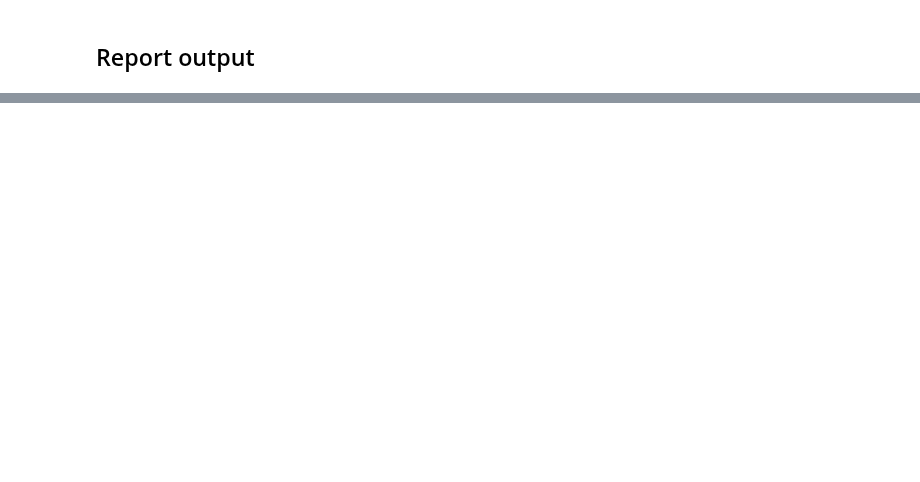
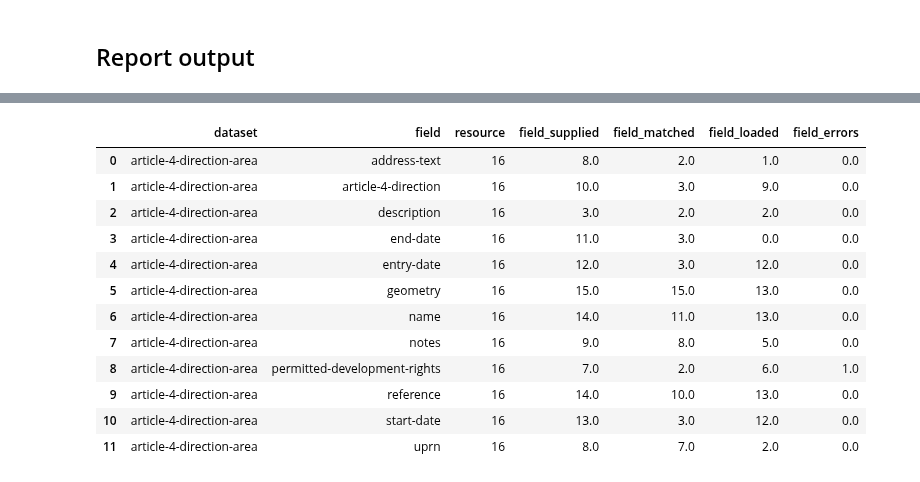
Before and after one commit to digital-land/jupyter-analysis, a Jupyter notebook: service_report/master_report/compliance-to-standard-new.ipynb, the cells around one changed output, grey strips where cells are left out. Saved outputs shown, nothing was run; the diff lists cells and outputs as text; code cells hidden in the pictures; blank space fills up the shorter version.

```diff
--- a/service_report/master_report/compliance-to-standard-new.ipynb
+++ b/service_report/master_report/compliance-to-standard-new.ipynb
@@ -356,0 +363,26 @@ final_count_out.style \
+# %%
+dataset_name = "article-4-direction-area"
+
+scored_dataset = resource_fields_scored[resource_fields_scored["dataset"] == dataset_name]
+
+scored_dataset.groupby(["dataset", "field"]).agg(
+        {"resource":"count",
+         "field_supplied" : "sum",
+         "field_matched" : "sum",
+         "field_loaded" : "sum",
+         "field_errors" : "sum"}
+         ).reset_index()
+# %% [output]
+|  | dataset | field | resource | field_supplied | field_matched | field_loaded | field_errors |
+| 0 | article-4-direction-area | address-text | 16 | 8.0 | 2.0 | 1.0 | 0.0 |
+| 1 | article-4-direction-area | article-4-direction | 16 | 10.0 | 3.0 | 9.0 | 0.0 |
+| 2 | article-4-direction-area | description | 16 | 3.0 | 2.0 | 2.0 | 0.0 |
+| 3 | article-4-direction-area | end-date | 16 | 11.0 | 3.0 | 0.0 | 0.0 |
+| 4 | article-4-direction-area | entry-date | 16 | 12.0 | 3.0 | 12.0 | 0.0 |
+| 5 | article-4-direction-area | geometry | 16 | 15.0 | 15.0 | 13.0 | 0.0 |
+| 6 | article-4-direction-area | name | 16 | 14.0 | 11.0 | 13.0 | 0.0 |
+| 7 | article-4-direction-area | notes | 16 | 9.0 | 8.0 | 5.0 | 0.0 |
+| 8 | article-4-direction-area | permitted-development-rights | 16 | 7.0 | 2.0 | 6.0 | 1.0 |
+| 9 | article-4-direction-area | reference | 16 | 14.0 | 10.0 | 13.0 | 0.0 |
+| 10 | article-4-direction-area | start-date | 16 | 13.0 | 3.0 | 12.0 | 0.0 |
+| 11 | article-4-direction-area | uprn | 16 | 8.0 | 7.0 | 2.0 | 0.0 |
```
Also changed, not shown: parts of 7 cells of this notebook.
